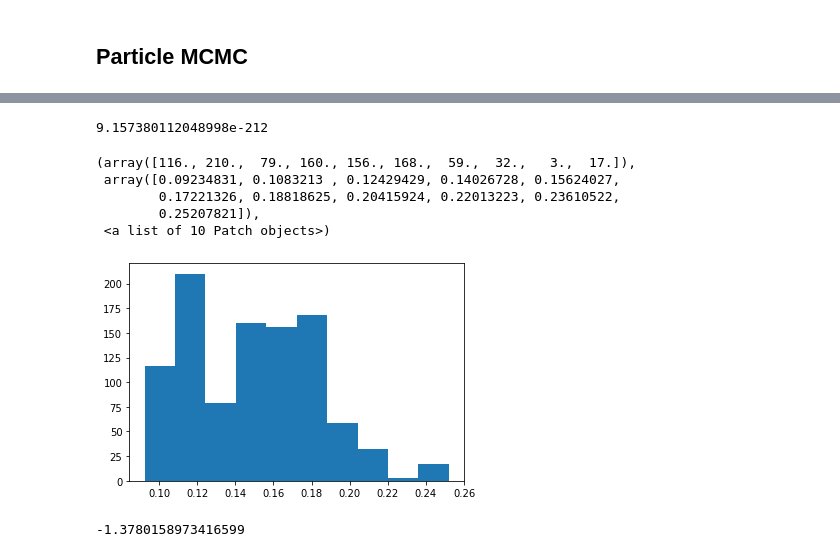
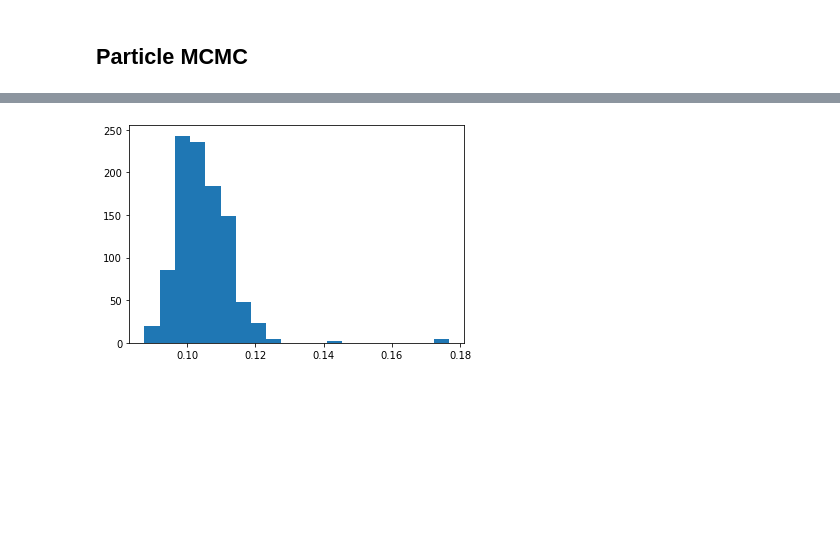
Before and after one commit to EEA-sensors/Bayesian-Filtering-and-Smoothing, a Jupyter notebook: python/example_notebooks/pendulum_parameter_est.ipynb, the cells around one changed output, grey strips where cells are left out. Drawn from its saved outputs; the diff is of its cells as text; code cells hidden in the pictures; blank space fills up the shorter version.

```diff
--- a/python/example_notebooks/pendulum_parameter_est.ipynb
+++ b/python/example_notebooks/pendulum_parameter_est.ipynb
@@ -166,3 +157,14 @@ def resample(w, random_state):
+# %%
+def stratified_resampling(w, random_state):
+    """ Generate non decreasing numbers x_i between [0, 1]
+    """
+    n_particles = w.shape[0]
+    z = random_state.rand(n_particles) + np.linspace(0., n_particles - 1., n_particles)
+    us = z / n_particles
+    cs = np.cumsum(w)
+    idx = np.searchsorted(cs, us, side='left')
+
+    return np.clip(idx, 0, n_particles - 1)
 # %%
 def normalise(w):
     """Normalises the positive vector w so that it sums to 1"""
@@ -170,7 +172,6 @@ def normalise(w):
 # %%
 def particle_filter(m_0, P_0, g, Q, dt, r, observations, n_particles, random_state):
     steps = observations.shape[0]
-
     chol_P0 = np.linalg.cholesky(P_0)
     chol_Q = np.linalg.cholesky(Q)
     sqrt_R = np.sqrt(r)
@@ -185,23 +186,19 @@ def particle_filter(m_0, P_0, g, Q, dt, r, observations, n_particles, random_sta
 
         # Add the process noise
         state = state + np.matmul(chol_Q, random_state.randn(2, n_particles))
-
         # Compute the unnormalized importance weights
         obs = observations[i]
-        w = stats.norm.pdf(np.sin(state[0, :])- obs)
+        w = frozen_dist.pdf(np.sin(state[0, :])- obs)
+
         log_likelihood += np.log(np.mean(w))
         # Normalize them
         w = normalise(w)
 
         # Do resampling
-        ind = resample(w, random_state)
+        ind = stratified_resampling(w, random_state)
         state = state[:, ind]
 
     return log_likelihood
-# %%
-np.exp(particle_filter(m_0, P_0, g, Q, dt, 0.1, observations, 100, random_state))
-# %% [output]
-9.157380112048998e-212
 # %%
 def mcmc(r_0, proposal_noise_0, target_acceptance, n_mcmc, m_0, P_0, g, Q, dt, R, observations, n_particles, random_state, do_ram=True, do_ram_from=10):
     energy = float("inf")
@@ -217,41 +214,31 @@ def mcmc(r_0, proposal_noise_0, target_acceptance, n_mcmc, m_0, P_0, g, Q, dt, R
         new_r = r + proposal_noise * random_state.randn()
 
         minus_ll = -particle_filter(m_0, P_0, g, Q, dt, np.exp(new_r), observations, n_particles, random_state)
-        acceptance_proba = min(1, np.exp(energy-minus_ll))
-
-
+        acceptance_proba = min(1, np.exp(energy - minus_ll))
         u = random_state.rand()
         if u <= acceptance_proba:
             samples[i] = new_r
             r = new_r
             energy = minus_ll
             accepted += 1
-            pbar.set_description(f'MCMC(accepted={accepted}, current_log(r)={r}, proposal_noise={proposal_noise})')
+            pbar.set_description(f'MCMC(accepted={accepted}, current_log(r)={r}, proposal_noise={proposal_noise}, energy={energy})')
         else:
             samples[i] = r
 
         if do_ram and (i > do_ram_from):
-            nu = i ** (-0.9)
+            nu = 1 / (i**0.9)
             proposal_noise *= np.sqrt(1 + nu * (acceptance_proba - target_acceptance))
+
     return samples, accepted
 # %%
 n_particles = 100
 n_mcmc = 1000
-proposal_noise_0 = 0.1
-target_acceptance = 0.25
+proposal_noise_0 = 0.25
+target_acceptance = 0.234
 r_0 = -2
 
 samples, accepted = mcmc(r_0, proposal_noise_0, target_acceptance, n_mcmc, m_0, P_0, g, Q, dt, R, observations, n_particles, random_state, do_ram=True, do_ram_from=10)
 # %%
-plt.hist(np.exp(samples))
+_ = plt.hist(np.exp(samples), bins=20)
 # %% [output]
-(array([116., 210.,  79., 160., 156., 168.,  59.,  32.,   3.,  17.]),
- array([0.09234831, 0.1083213 , 0.12429429, 0.14026728, 0.15624027,
-        0.17221326, 0.18818625, 0.20415924, 0.22013223, 0.23610522,
-        0.25207821]),
- <a list of 10 Patch objects>)
-[figure, old version]
+[figure, new version]
-# %%
-samples.max()
-# %% [output]
--1.3780158973416599
```
Also changed, not shown: parts of 4 cells of this notebook, 4 other files.
